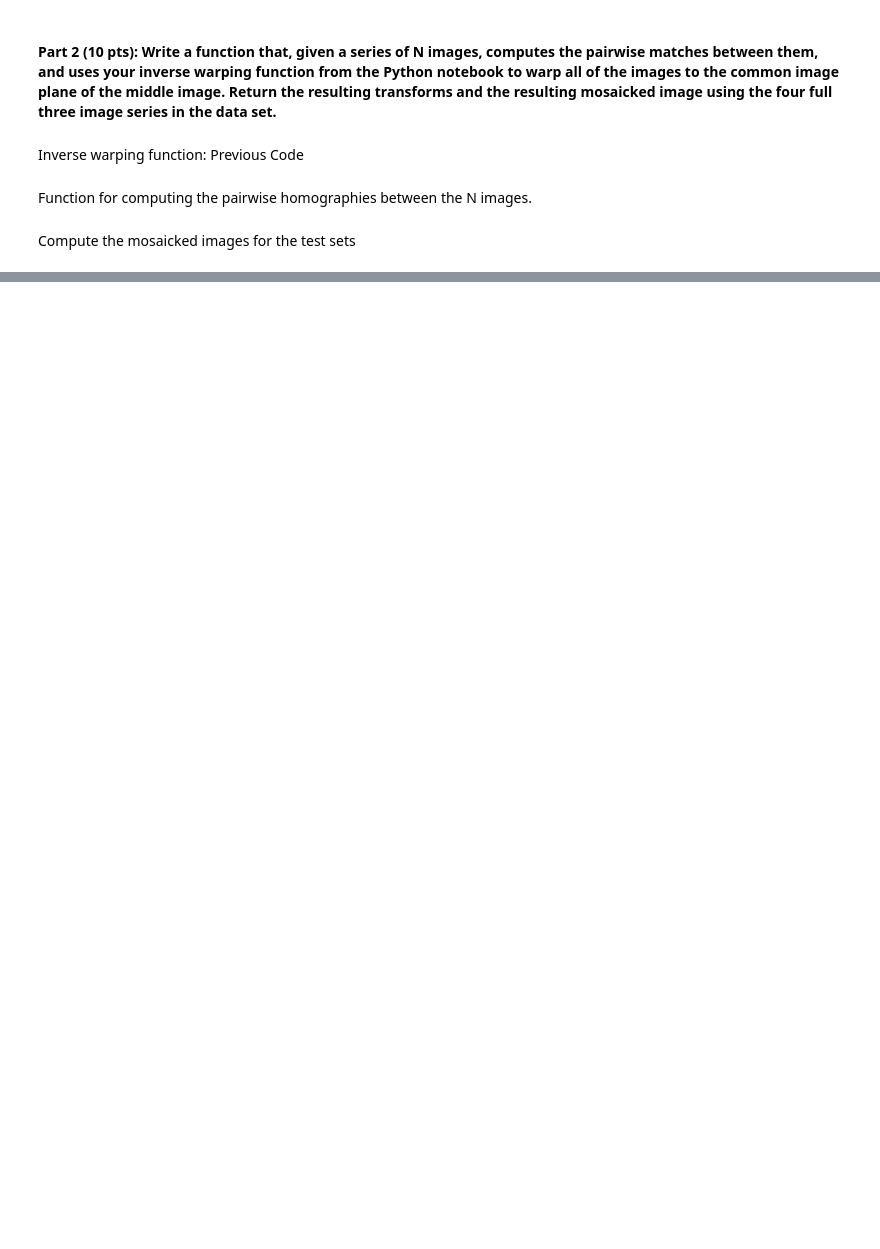
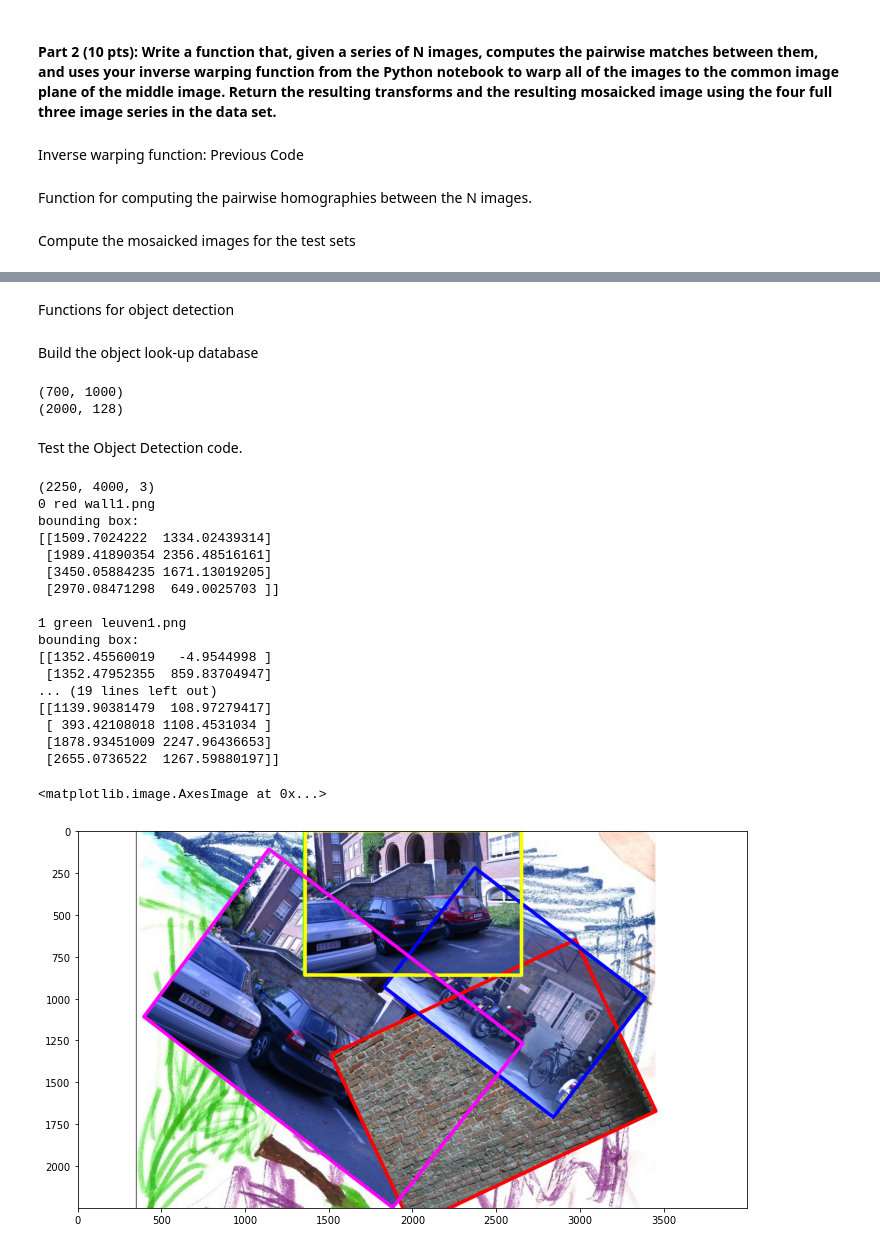
Before and after one commit to dlezcan1/computer-vision-fall-2020, a Jupyter notebook: homeworks/homework_2/hw2_1p2.ipynb, the cells around one changed output, grey strips where cells are left out. Saved outputs shown, nothing was run; the diff lists cells and outputs as text; code cells hidden in the pictures; blank space fills up the shorter version.

```diff
--- a/homeworks/homework_2/hw2_1p2.ipynb
+++ b/homeworks/homework_2/hw2_1p2.ipynb
@@ -596,0 +612,2 @@ data (hint, start simple and build up to something as complicated as what I’ve
+# %% [markdown]
+Functions for object detection
@@ -596,0 +713,76 @@ data (hint, start simple and build up to something as complicated as what I’ve
+# %% [markdown]
+Build the object look-up database
+# %%
+img_files = ['bikes1.png', 'graf1.png', 'leuven1.png', 'wall1.png']
+directory = 'data/'
+
+object_db = {}
+# orb feature detector
+sift = cv2.SIFT_create(nfeatures=2000)
+for file in img_files:
+    img = cv2.imread(directory + file, cv2.IMREAD_GRAYSCALE)
+    kp, des = sift.detectAndCompute(img, None)
+    object_db[file] = {'kp': kp, 'desc': des, 'shape': img.shape[0:2]}
+
+# for
+
+print(object_db['bikes1.png']['shape'])
+print(des.shape)
+# %% [output]
+(700, 1000)
+(2000, 128)
+# %% [markdown]
+Test the Object Detection code.
+# %%
+test_img = cv2.imread('data/testexample.jpg', cv2.IMREAD_COLOR)[:,:,::-1]
+
+print(test_img.shape)
+
+# plt.figure(figsize=(12,8))
+# plt.imshow(test_img)
+
+objs = detect_object(test_img, object_db, draw_features=False, match_thresh = 20)
+
+draw_img = test_img.copy()
+for lbl, obj in objs:
+    c = colors[lbl] # grab a color
+    bound_box = obj['bound-box'] # bounding box points
+
+    print(lbl, color_names[lbl], obj['name'])
+    print('bounding box:')
+    print(bound_box)
+
+    for i in range(4):
+        p1 = bound_box[i].astype(int)
+        p2 = bound_box[(i+1) % 4].astype(int)
+
+        cv2.line(draw_img, tuple(p1), tuple(p2), c, int(0.005*max(test_img.shape)))
+
+    # for
+
+    print()
+
+# for
+
+plt.figure(figsize=(12,8))
+plt.imshow(draw_img)
+# %% [output]
+(2250, 4000, 3)
+0 red wall1.png
+bounding box:
+[[1509.7024222  1334.02439314]
+ [1989.41890354 2356.48516161]
+ [3450.05884235 1671.13019205]
+ [2970.08471298  649.0025703 ]]
+
+1 green leuven1.png
+bounding box:
+[[1352.45560019   -4.9544998 ]
+ [1352.47952355  859.83704947]
+... (19 lines left out)
+[[1139.90381479  108.97279417]
+ [ 393.42108018 1108.4531034 ]
+ [1878.93451009 2247.96436653]
+ [2655.0736522  1267.59880197]]
+<matplotlib.image.AxesImage at 0x...>
+[figure, added]
```
Also changed, not shown: parts of 9 cells of this notebook, 1 other file.
